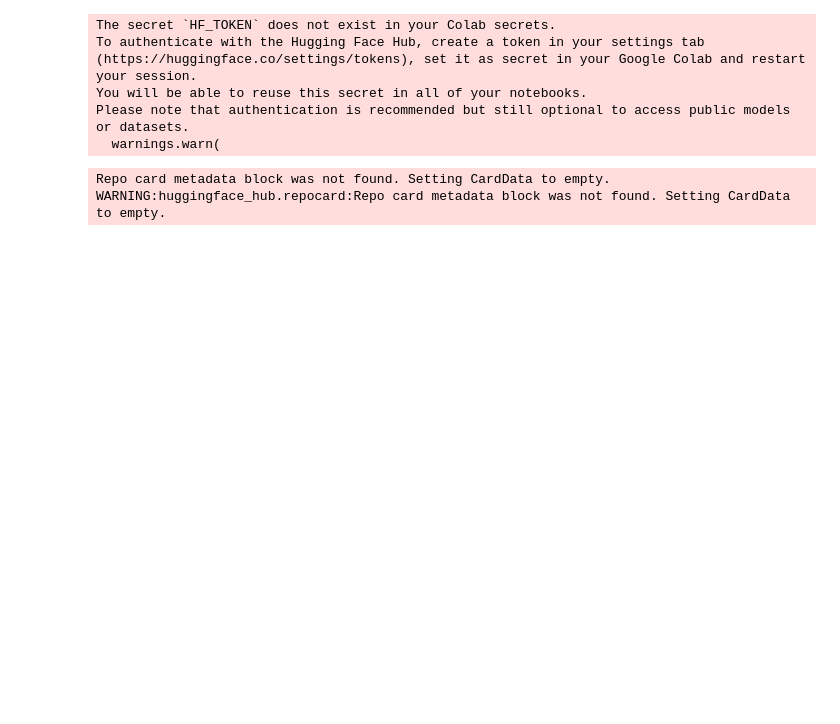
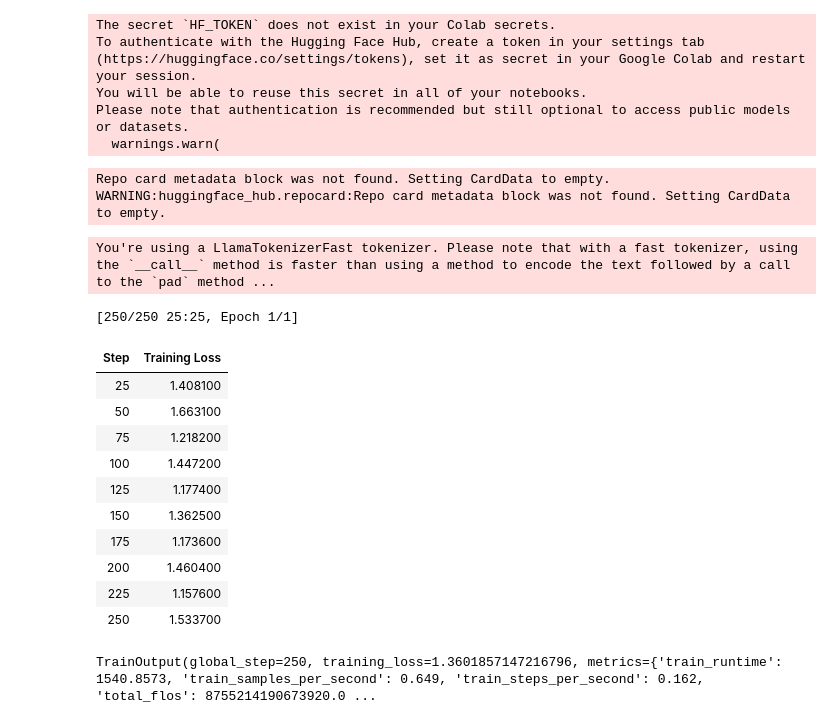
Before and after one commit to mohitsarin-tamu/Fine-Tuning-Meta-Llama2, a Jupyter notebook: Llama2.ipynb, the cells around one changed output. Saved outputs shown, nothing was run; the diff lists cells and outputs as text; code cells hidden in the pictures; blank space fills up the shorter version.

Commit message:
Training Configs and Steps

```diff
--- a/Llama2.ipynb
+++ b/Llama2.ipynb
@@ -91,0 +169,14 @@ transformed_dataset = dataset.map(transform_conversation)
+# %%
+# SFT parameters
+
+# Maximum sequence length to use
+max_seq_length = None
+
+# Pack multiple short examples in the same input sequence to increase efficiency
+packing = False
+
+# Load the entire model on the GPU 0
+device_map = {"": 0}
+# %%
+# load preprocessed data
+dataset = load_dataset(dataset_name, split="train")
@@ -91,0 +224,51 @@ transformed_dataset = dataset.map(transform_conversation)
+# %%
+# Set training parameters
+training_arguments = TrainingArguments(
+    output_dir=output_dir,
+    num_train_epochs=num_train_epochs,
+    per_device_train_batch_size=per_device_train_batch_size,
+    gradient_accumulation_steps=gradient_accumulation_steps,
+    optim=optim,
+    save_steps=save_steps,
+    logging_steps=logging_steps,
+    learning_rate=learning_rate,
+    weight_decay=weight_decay,
+    fp16=fp16,
+    bf16=bf16,
+    max_grad_norm=max_grad_norm,
+    max_steps=max_steps,
+    warmup_ratio=warmup_ratio,
+    group_by_length=group_by_length,
+    lr_scheduler_type=lr_scheduler_type,
+    report_to="tensorboard"
+)
+
+# Set supervised fine-tuning parameters
+trainer = SFTTrainer(
+    model=model,
+    train_dataset=dataset,
+    peft_config=peft_config,
+    dataset_text_field="text",
+    max_seq_length=max_seq_length,
+    tokenizer=tokenizer,
+    args=training_arguments,
+    packing=packing,
+)
+
+# Train model
+trainer.train()
+# %% [output]
+You're using a LlamaTokenizerFast tokenizer. Please note that with a fast tokenizer, using the `__call__` method is faster than using a method to encode the text followed by a call to the `pad` method ...
+[250/250 25:25, Epoch 1/1]
+| Step | Training Loss |
+| 25 | 1.408100 |
+| 50 | 1.663100 |
+| 75 | 1.218200 |
+| 100 | 1.447200 |
+| 125 | 1.177400 |
+| 150 | 1.362500 |
+| 175 | 1.173600 |
+| 200 | 1.460400 |
+| 225 | 1.157600 |
+| 250 | 1.533700 |
+TrainOutput(global_step=250, training_loss=1.3601857147216796, metrics={'train_runtime': 1540.8573, 'train_samples_per_second': 0.649, 'train_steps_per_second': 0.162, 'total_flos': 8755214190673920.0 ...
```
Also changed, not shown: parts of 7 cells of this notebook.
